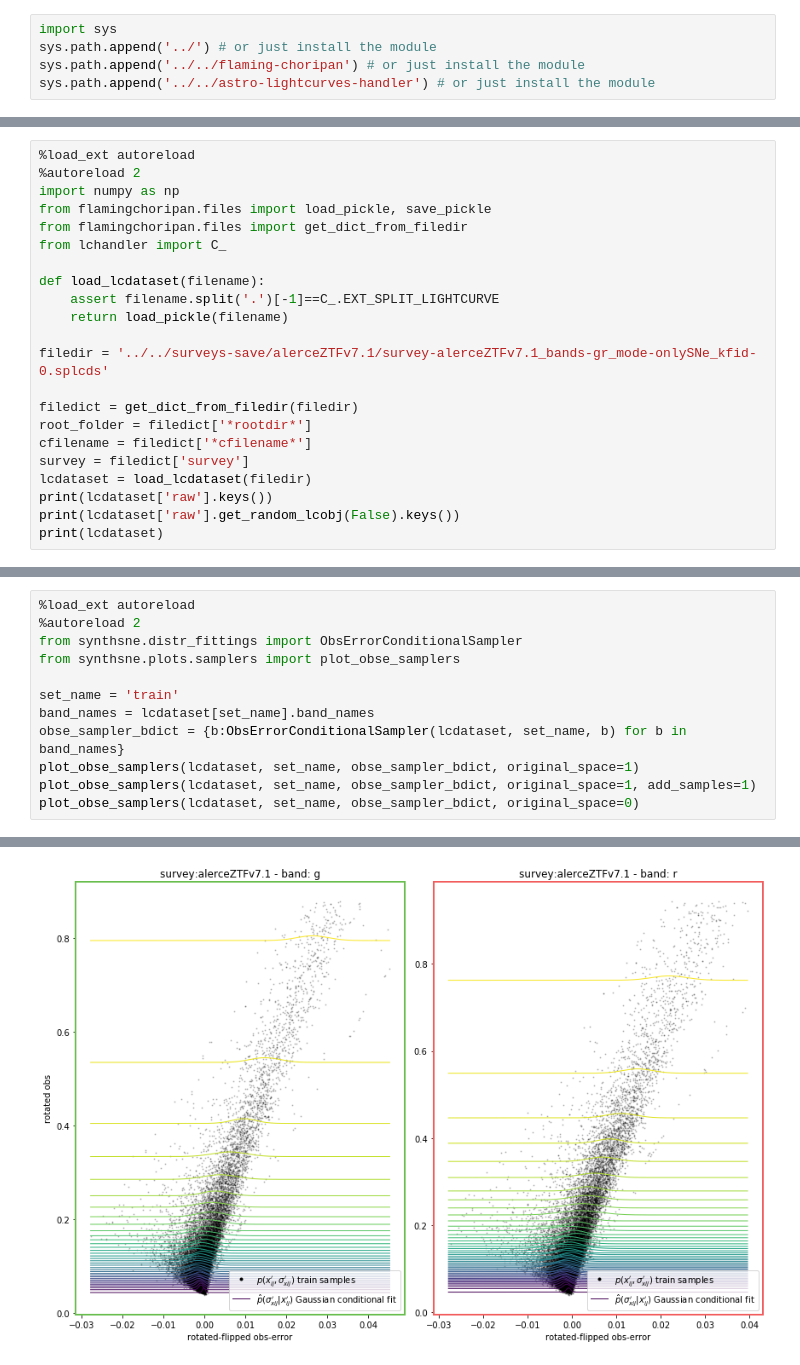
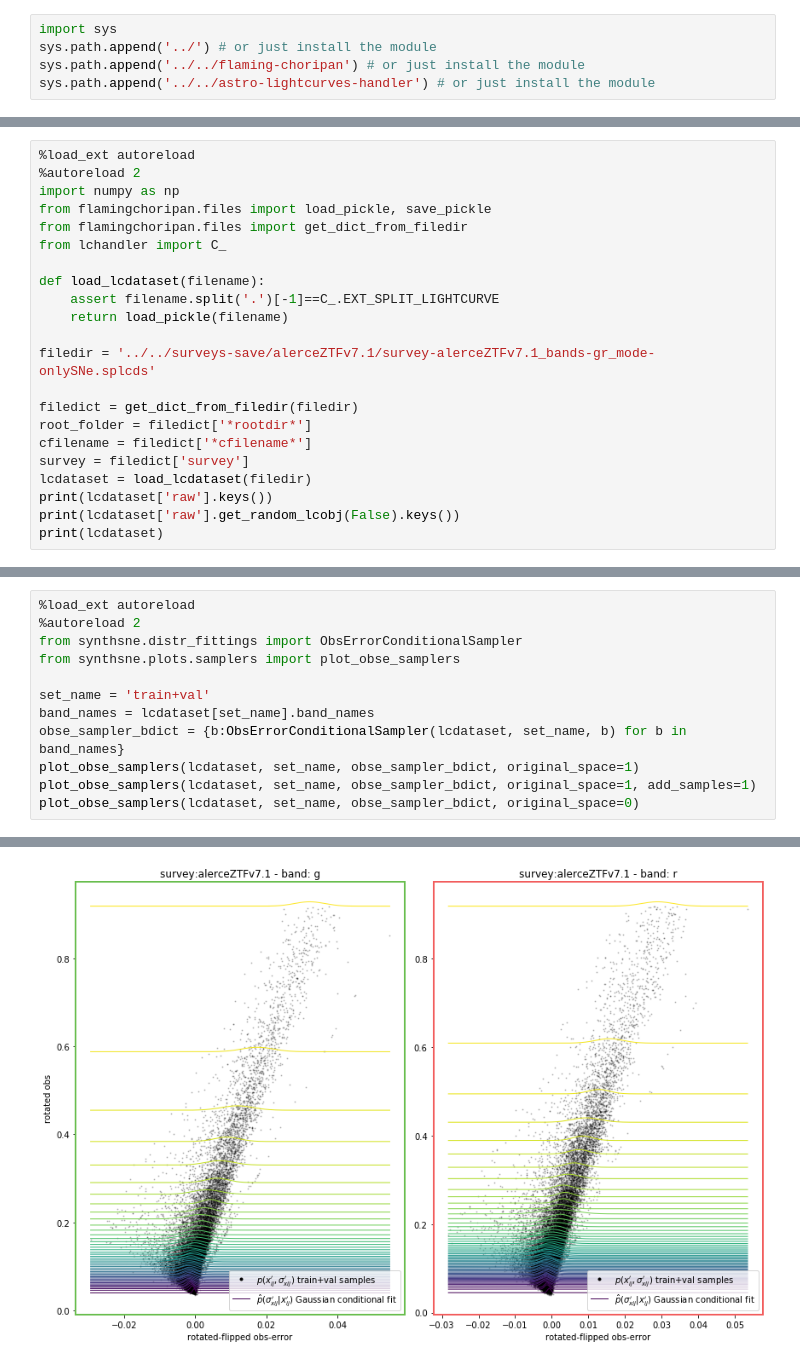
Before and after one commit to oscarpimentel/sne-lightcurves-synthetic, a Jupyter notebook: experiments/export_samplers.ipynb, the cells around one changed output, grey strips where cells are left out. Saved outputs shown, nothing was run; the diff lists cells and outputs as text.

Commit message:
train+val

```diff
--- a/experiments/export_samplers.ipynb
+++ b/experiments/export_samplers.ipynb
@@ -29,7 +29,7 @@ def load_lcdataset(filename):
     assert filename.split('.')[-1]==C_.EXT_SPLIT_LIGHTCURVE
     return load_pickle(filename)
 
-filedir = '../../surveys-save/alerceZTFv7.1/survey-alerceZTFv7.1_bands-gr_mode-onlySNe_kfid-0.splcds'
+filedir = '../../surveys-save/alerceZTFv7.1/survey-alerceZTFv7.1_bands-gr_mode-onlySNe.splcds'
 
 filedict = get_dict_from_filedir(filedir)
 root_folder = filedict['*rootdir*']
@@ -63,7 +63,7 @@ LCDataset:
 from synthsne.distr_fittings import ObsErrorConditionalSampler
 from synthsne.plots.samplers import plot_obse_samplers
 
-set_name = 'train'
+set_name = 'train+val'
 band_names = lcdataset[set_name].band_names
 obse_sampler_bdict = {b:ObsErrorConditionalSampler(lcdataset, set_name, b) for b in band_names}
 plot_obse_samplers(lcdataset, set_name, obse_sampler_bdict, original_space=1)
@@ -79,4 +79,4 @@ The autoreload extension is already loaded. To reload it, use:
-[figure, old version]
+[figure, new version]
 # %%
 %load_ext autoreload
 %autoreload 2
```
Also changed, not shown: parts of 5 cells of this notebook, 1 other file.
